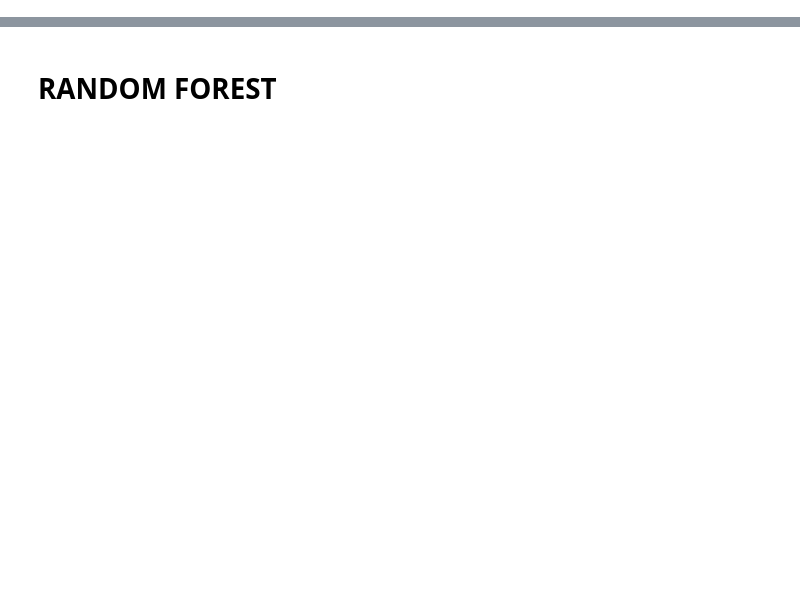
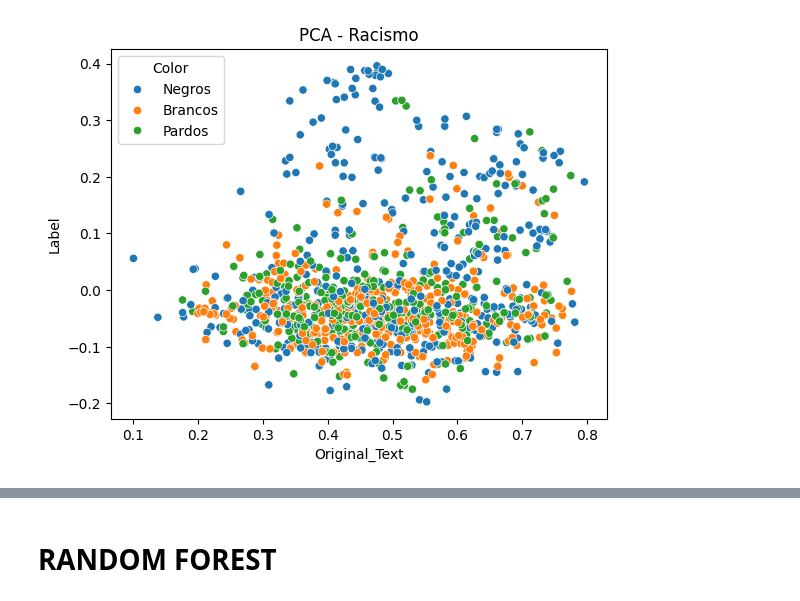
Before and after one commit to Davi-Ga/crawler-api, a Jupyter notebook: app/ML/classificacao_vies_racial.ipynb, the cells around one changed output, grey strips where cells are left out. Saved outputs shown, nothing was run; the diff lists cells and outputs as text; code cells hidden in the pictures; blank space fills up the shorter version.

```diff
--- a/app/ML/classificacao_vies_racial.ipynb
+++ b/app/ML/classificacao_vies_racial.ipynb
@@ -360,0 +177,2 @@ ValueError: The number of FixedLocator locations (1), usually from a call to set
+# %%
+y = df["Color"].reset_index(drop=True)
@@ -360,0 +254,25 @@ ValueError: The number of FixedLocator locations (1), usually from a call to set
+# %%
+
+from sklearn.decomposition import PCA, TruncatedSVD
+
+pca = TruncatedSVD(n_components=3)
+X_pca = pca.fit_transform(X)
+
+# Create a DataFrame for visualization purposes
+df_pca = pd.DataFrame(data=X_pca, columns=['Original_Text', 'Color', "Label"])
+
+id_mapping = {0: 'Brancos', 1: 'Negros', 2: 'Pardos'}
+y = y.map(id_mapping)
+df_pca['Color'] = y
+
+
+
+# Visualize the transformed data
+import matplotlib.pyplot as plt
+import seaborn as sns
+
+sns.scatterplot(x='Original_Text', y='Label', hue='Color', data=df_pca)
+plt.title('PCA - Racismo')
+plt.show()
+# %% [output]
+[figure, added]
```
Also changed, not shown: parts of 84 cells of this notebook, 14 other files.
